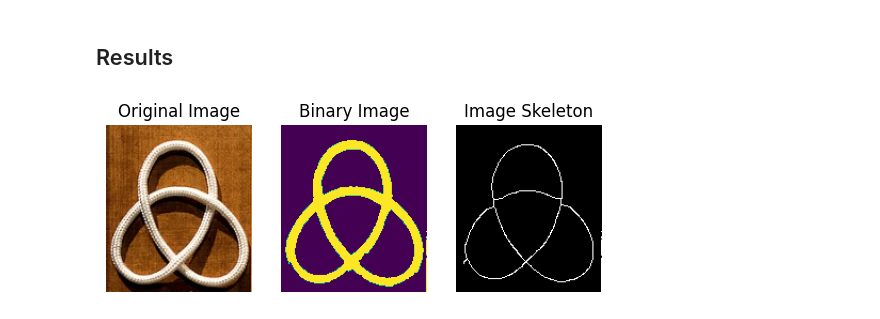
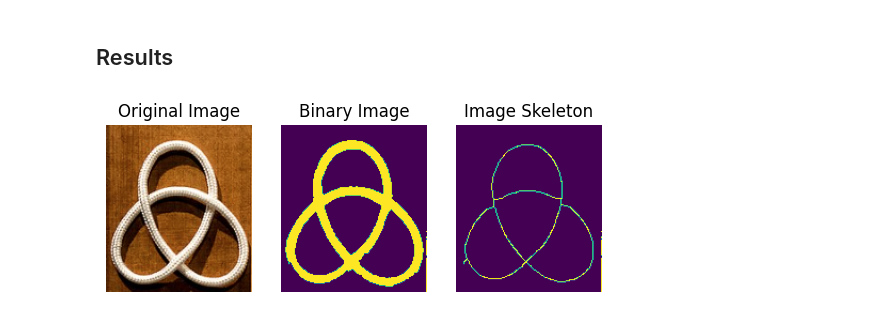
Before and after one commit to PhilJ0ly/knotId, a Jupyter notebook: skeleton_zhang.ipynb, the cells around one changed output. Saved outputs shown, nothing was run; the diff lists cells and outputs as text; code cells hidden in the pictures.

Commit message:
working to get graph of skeleton

```diff
--- a/skeleton_zhang.ipynb
+++ b/skeleton_zhang.ipynb
@@ -89,20 +96,20 @@ def zhangSuen(image):
 # %% [markdown]
 ## Results
 # %%
-BW_Skeleton = zhangSuen(bw)
+skeleton = zhangSuen(bw)
 fig, ax = plt.subplots(1, 3)
 ax1, ax2, ax3 = ax.ravel()
 ax1.imshow(img_original)
 ax1.set_title('Original Image')
 ax1.axis('off')
 
 ax2.imshow(bw)
 ax2.set_title('Binary Image')
 ax2.axis('off')
 
-ax3.imshow(BW_Skeleton, cmap=plt.cm.gray)
+ax3.imshow(skeleton)
 ax3.set_title('Image Skeleton')
 ax3.axis('off')
 plt.show()
 # %% [output]
-[figure, old version]
+[figure, new version]
```
Also changed, not shown: parts of 9 cells of this notebook, 2 other files.
